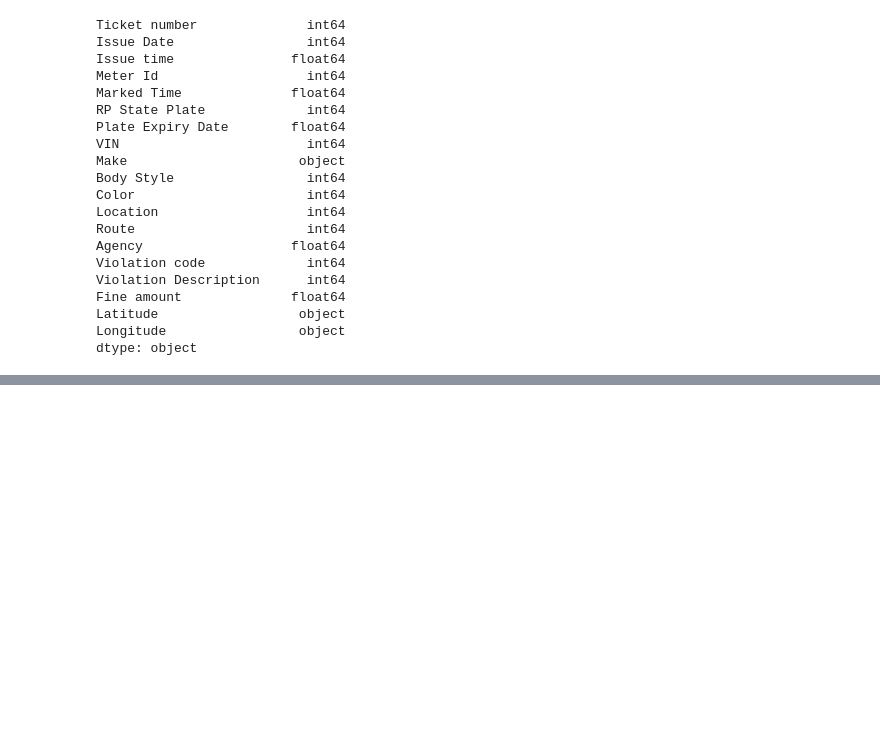
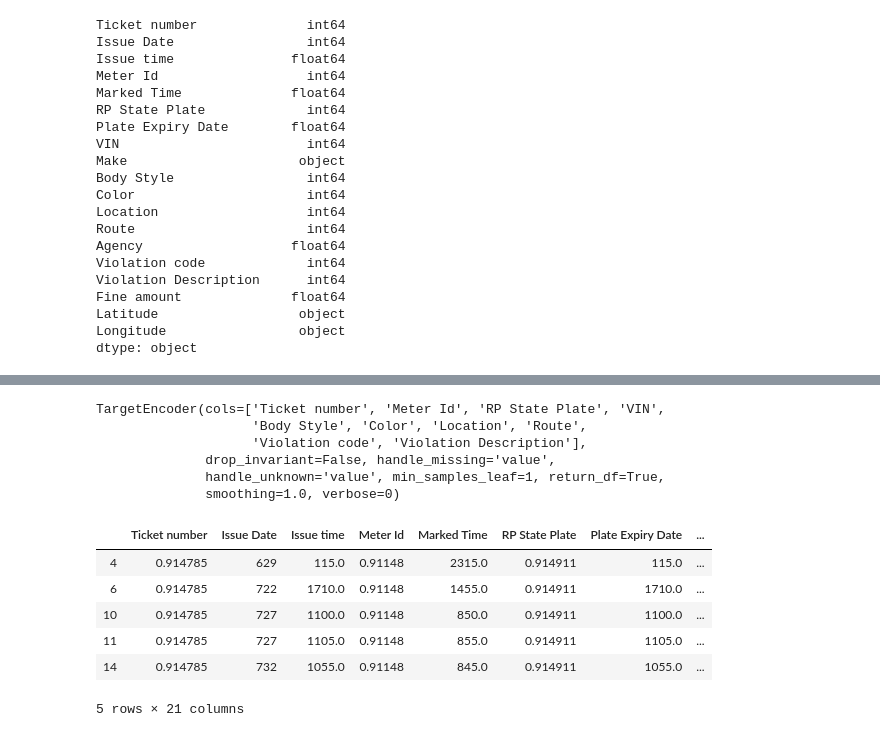
Before and after one commit to m0bi/parking, a Jupyter notebook: Imputation.ipynb, the cells around one changed output, grey strips where cells are left out. Saved outputs shown, nothing was run; the diff lists cells and outputs as text; code cells hidden in the pictures; blank space fills up the shorter version.

```diff
--- a/Imputation.ipynb
+++ b/Imputation.ipynb
@@ -353,2 +516,2 @@ data.head()
 # %%
-data["Make"].value_counts().nlargest(25)
+cars = train["Make"].value_counts().nlargest(25)
@@ -375,7 +518,9 @@ top_25 = ["TOYT", "HOND", "FORD", "NISS", "CHEV", "BMW", "MERZ", "VOLK", "HYUN",
 # %%
 y = []
-for x in data["Make"]:
-    if x in top_25:
+for x in train["Make"]:
+    if x in cars.index:
         y.append(1)
     else:
         y.append(0)
+print(len(y))
+print(len(train))
@@ -392,0 +530,4 @@ from sklearn.model_selection import train_test_split
+# %%
+train = train.drop(["Make"], axis=1)
+test = test.drop(["Make"], axis=1)
+#train["target"] = y
@@ -392,0 +556,11 @@ from sklearn.model_selection import train_test_split
+# %%
+cat.fit(train,y)
+# %% [output]
+TargetEncoder(cols=['Ticket number', 'Meter Id', 'RP State Plate', 'VIN',
+                    'Body Style', 'Color', 'Location', 'Route',
+                    'Violation code', 'Violation Description'],
+              drop_invariant=False, handle_missing='value',
+              handle_unknown='value', min_samples_leaf=1, return_df=True,
+              smoothing=1.0, verbose=0)
+# %%
+train = cat.transform(train)
@@ -392,0 +569,10 @@ from sklearn.model_selection import train_test_split
+# %%
+train.head()
+# %% [output]
+|  | Ticket number | Issue Date | Issue time | Meter Id | Marked Time | RP State Plate | Plate Expiry Date | ... |
+| 4 | 0.914785 | 629 | 115.0 | 0.91148 | 2315.0 | 0.914911 | 115.0 | ... |
+| 6 | 0.914785 | 722 | 1710.0 | 0.91148 | 1455.0 | 0.914911 | 1710.0 | ... |
+| 10 | 0.914785 | 727 | 1100.0 | 0.91148 | 850.0 | 0.914911 | 1100.0 | ... |
+| 11 | 0.914785 | 727 | 1105.0 | 0.91148 | 855.0 | 0.914911 | 1105.0 | ... |
+| 14 | 0.914785 | 732 | 1055.0 | 0.91148 | 845.0 | 0.914911 | 1055.0 | ... |
+5 rows × 21 columns
```
Also changed, not shown: parts of 65 cells of this notebook.
